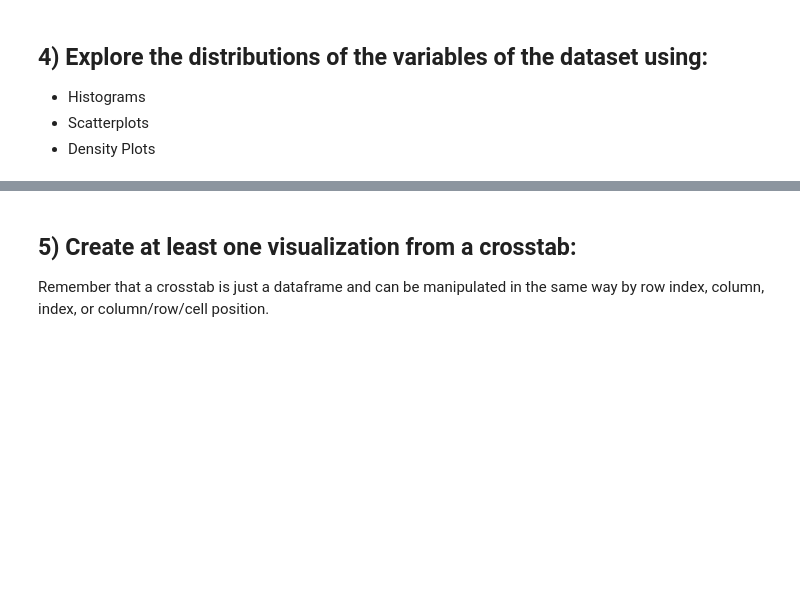
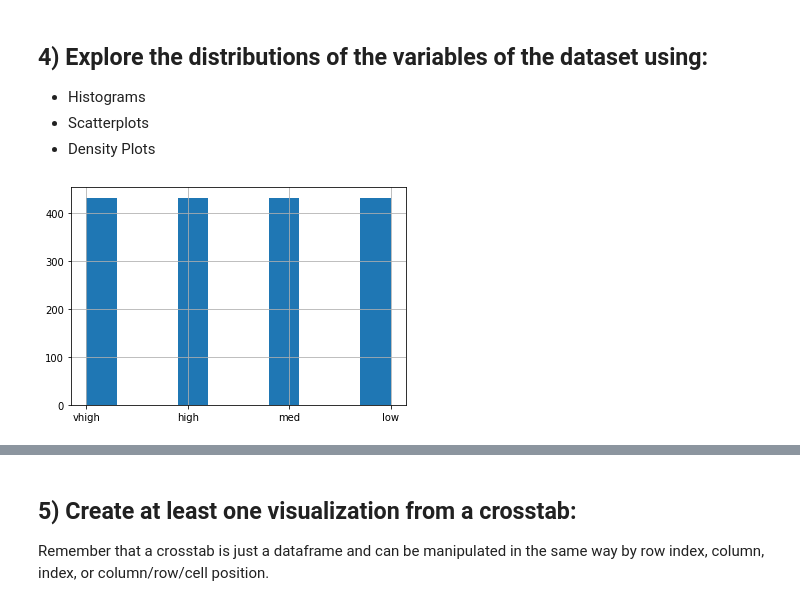
Before and after one commit to ranaharoonkhan/DS-Unit-1-Sprint-1-Data-Wrangling-and-Storytelling, a Jupyter notebook: module1-exploratory-data-analysis/LS_DS_111_Exploratory_Data_Analysis_Assignment.ipynb, the cells around one changed output, grey strips where cells are left out. Drawn from its saved outputs; the diff is of its cells as text; code cells hidden in the pictures; blank space fills up the shorter version.

```diff
--- a/module1-exploratory-data-analysis/LS_DS_111_Exploratory_Data_Analysis_Assignment.ipynb
+++ b/module1-exploratory-data-analysis/LS_DS_111_Exploratory_Data_Analysis_Assignment.ipynb
@@ -119,0 +188,5 @@ Take whichever of the above datasets has more categorical variables and use cros
+# %%
+#Histograms visualization
+cars['Mantinance_Cost'].hist();
+# %% [output]
+[figure, added]
```
Also changed, not shown: parts of 21 cells of this notebook.
